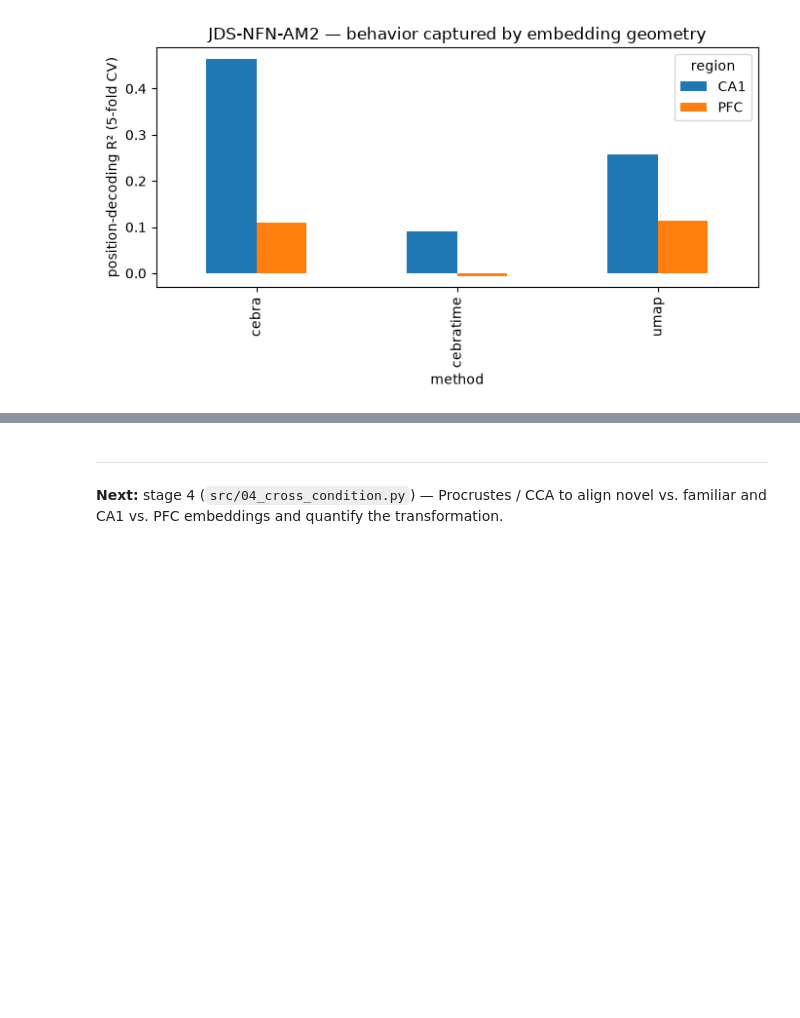
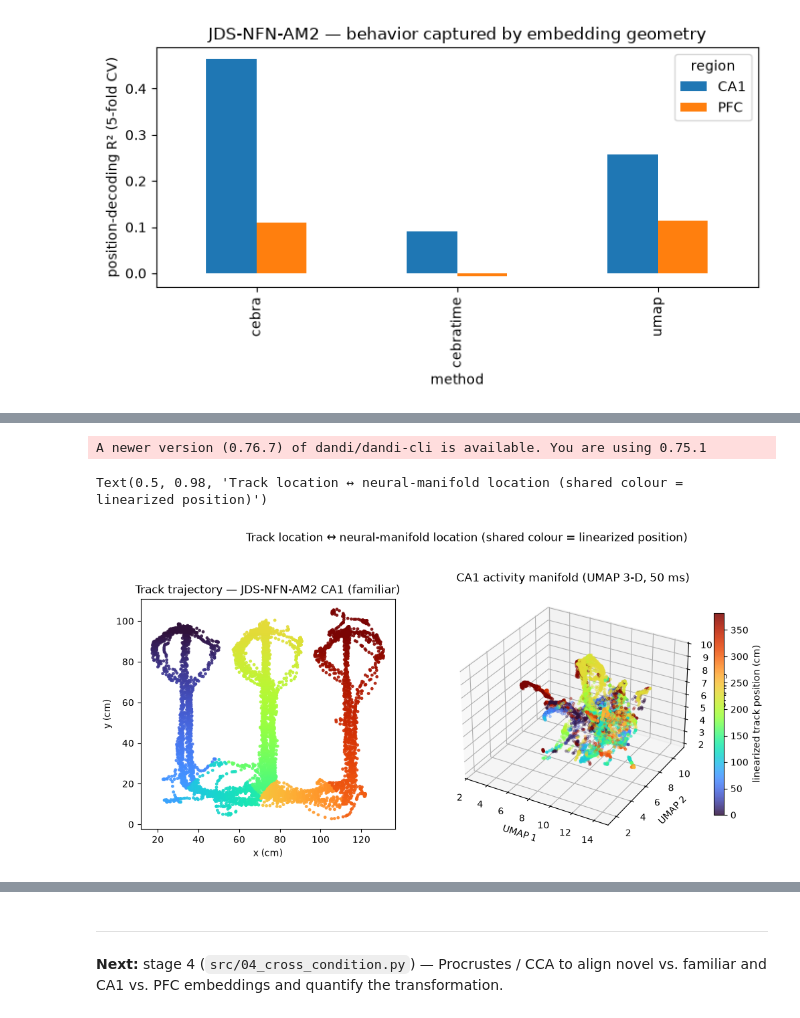
Before and after one commit to M-Proskurin/NeuroDataReHack, a Jupyter notebook: notebooks/000447/03_nonlinear_embedding.ipynb, the cells around one changed output, grey strips where cells are left out. Saved outputs shown, nothing was run; the diff lists cells and outputs as text; code cells hidden in the pictures; blank space fills up the shorter version.

```diff
--- a/notebooks/000447/03_nonlinear_embedding.ipynb
+++ b/notebooks/000447/03_nonlinear_embedding.ipynb
@@ -131,0 +144,51 @@ piv
+# %%
+# Track location <-> neural manifold: colour both by LINEARIZED position.
+# Single condition (one physical W-track) so the linearization is unambiguous.
+import download as dl
+import linearize as lz
+from importlib import import_module
+CONDITION = "familiar"
+EPOCH_TABLE = "epoch intervals"
+
+u = emb["umap"]
+posc, condc, embc = u["position"], u["condition"], u["embedding"]
+mask = condc == CONDITION
+
+asset = next(p for p in dl.list_asset_paths(dandiset_id="000447")
+             if p.endswith(".nwb") and p.split("/")[0].replace("sub-", "") == SUBJECT)
+with dl.stream_nwb(asset, dandiset_id="000447") as nwb:
+    ex = import_module("01_extraction")
+    epochs = nwb.intervals[EPOCH_TABLE].to_dataframe().reset_index(drop=True)
+    conds = ex.epoch_conditions(nwb.session_description, len(epochs))
+    ss = nwb.processing["behavior"].data_interfaces["Position"].spatial_series["SpatialSeries"]
+    pos_t = np.asarray(ss.timestamps[:]); pos_xy = np.asarray(ss.data[:])[:, :2]
+    trials = nwb.intervals["trials"].to_dataframe().reset_index(drop=True)
+    ep_c = epochs[[conds[e] == CONDITION for e in range(len(epochs))]]
+    in_c = np.zeros(len(trials), bool); pos_in_c = np.zeros(len(pos_t), bool)
+    for _, r in ep_c.iterrows():
+        in_c |= (trials.start_time.to_numpy() >= r.start_time) & (trials.start_time.to_numpy() < r.stop_time)
+        pos_in_c |= (pos_t >= r.start_time) & (pos_t < r.stop_time)
+    wells = lz.wells_from_trials(trials[in_c], pos_t, pos_xy)
+    graph, eo, sp, _ = lz.build_wtrack_graph(pos_xy[pos_in_c], wells=wells)
+    lin, _ = lz.linearize_position(posc[mask], graph, eo, sp)
+
+ok = np.isfinite(lin) & np.isfinite(posc[mask]).all(axis=1)
+P, E, L = posc[mask][ok], embc[mask][ok], lin[ok]
+order = np.argsort(L)                      # draw low->high so colour layering is stable
+
+fig = plt.figure(figsize=(13, 5.6))
+ax0 = fig.add_subplot(1, 2, 1)
+s0 = ax0.scatter(P[order, 0], P[order, 1], c=L[order], cmap="turbo", s=6, alpha=0.85)
+ax0.set_aspect("equal"); ax0.set_xlabel("x (cm)"); ax0.set_ylabel("y (cm)")
+ax0.set_title(f"Track trajectory — {SUBJECT} CA1 ({CONDITION})")
+ax1 = fig.add_subplot(1, 2, 2, projection="3d")
+ax1.scatter(E[order, 0], E[order, 1], E[order, 2], c=L[order], cmap="turbo", s=6, alpha=0.7)
+ax1.set_xlabel("UMAP 1"); ax1.set_ylabel("UMAP 2"); ax1.set_zlabel("UMAP 3")
+ax1.set_title("CA1 activity manifold (UMAP 3-D, 50 ms)")
+cb = fig.colorbar(s0, ax=[ax0, ax1], shrink=0.7, pad=0.02)
+cb.set_label("linearized track position (cm)")
+fig.suptitle("Track location ↔ neural-manifold location (shared colour = linearized position)")
+# %% [output]
+A newer version (0.76.7) of dandi/dandi-cli is available. You are using 0.75.1
+Text(0.5, 0.98, 'Track location ↔ neural-manifold location (shared colour = linearized position)')
+[figure, added]
```
Also changed, not shown: parts of 4 cells of this notebook, 6 other files.
